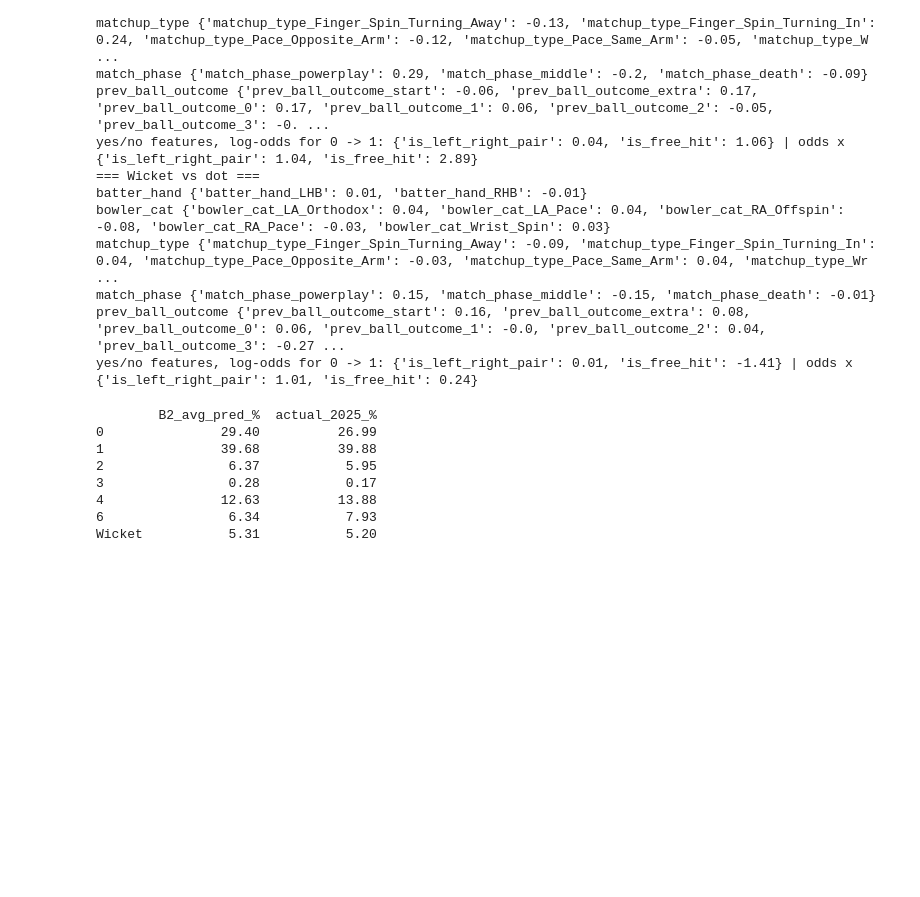
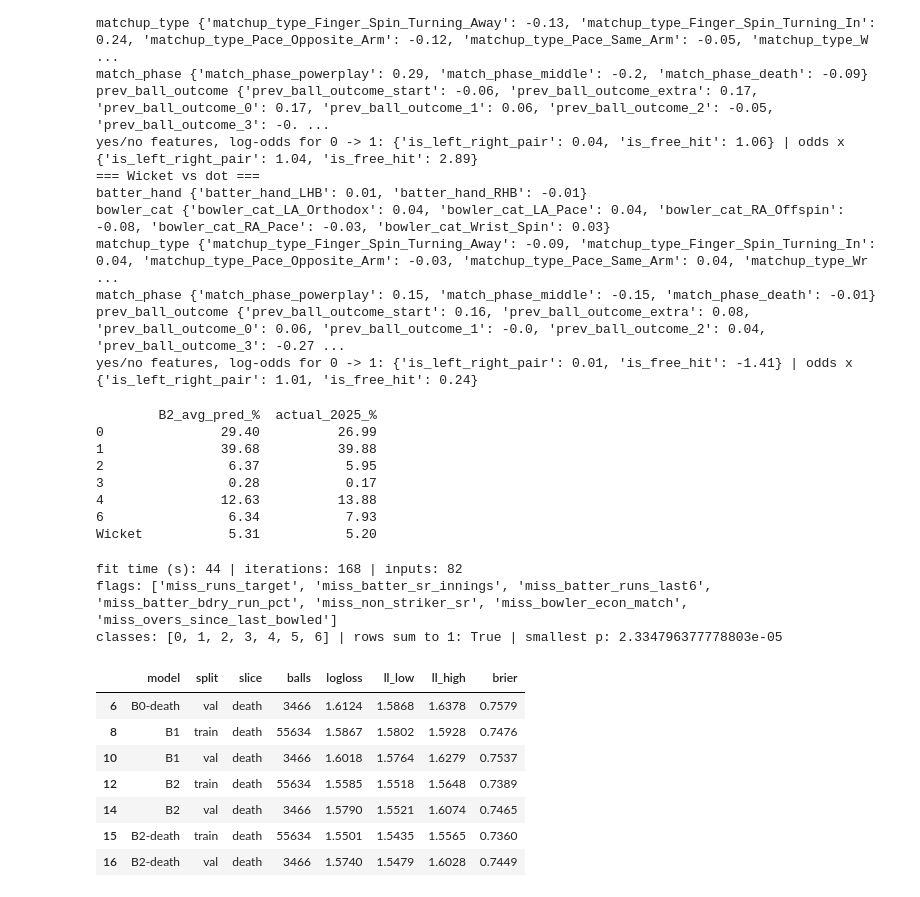
Before and after one commit to arjunnamburi/ml_death_overs_ipl, a Jupyter notebook: notebooks/models.ipynb, the cells around one changed output. Saved outputs shown, nothing was run; the diff lists cells and outputs as text; code cells hidden in the pictures; blank space fills up the shorter version.

```diff
--- a/notebooks/models.ipynb
+++ b/notebooks/models.ipynb
@@ -936,3 +932,32 @@ print(pd.DataFrame({'B2_avg_pred_%': 100 * P_b2_va.mean(axis=0),
 4               12.63          13.88
 6                6.34           7.93
 Wicket           5.31           5.20
+# %%
+# B2, cell 7: B2-death, trained on 2008-2024 death balls only
+CAT_D = [c for c in CAT_FEATURES if c != 'match_phase']             # always 'death' on these rows
+prep_b2d = fit_prep(TR & DEATH, NUM, CAT_D)                         # own clip limits, averages, spreads, flags
+X_trd, X_vad = transform(prep_b2d, TR & DEATH), transform(prep_b2d, VA & DEATH)
+y_trd = d.loc[TR & DEATH, 'y'].values
+
+t0 = time.time()
+b2d = fit_lr(X_trd.values, y_trd)
+print('fit time (s):', round(time.time() - t0), '| iterations:', int(b2d.n_iter_[0]), '| inputs:', X_trd.shape[1])
+P_b2d_tr, P_b2d_va = b2d.predict_proba(X_trd.values), b2d.predict_proba(X_vad.values)
+print('flags:', [c for c in X_trd.columns if c.startswith('miss_')])
+print('classes:', b2d.classes_.tolist(), '| rows sum to 1:', np.allclose(P_b2d_va.sum(axis=1), 1), '| smallest p:', P_b2d_va.min())
+
+evaluate('B2-death', P_b2d_tr, TR & DEATH, 'train', slices=('death',))
+evaluate('B2-death', P_b2d_va, VA & DEATH, 'val', slices=('death',))
+display(pd.DataFrame(results).query("model in ['B0-death', 'B1', 'B2', 'B2-death'] and slice == 'death'").round(4))
+# %% [output]
+fit time (s): 44 | iterations: 168 | inputs: 82
+flags: ['miss_runs_target', 'miss_batter_sr_innings', 'miss_batter_runs_last6', 'miss_batter_bdry_run_pct', 'miss_non_striker_sr', 'miss_bowler_econ_match', 'miss_overs_since_last_bowled']
+classes: [0, 1, 2, 3, 4, 5, 6] | rows sum to 1: True | smallest p: 2.334796377778803e-05
+|  | model | split | slice | balls | logloss | ll_low | ll_high | brier |
+| 6 | B0-death | val | death | 3466 | 1.6124 | 1.5868 | 1.6378 | 0.7579 |
+| 8 | B1 | train | death | 55634 | 1.5867 | 1.5802 | 1.5928 | 0.7476 |
+| 10 | B1 | val | death | 3466 | 1.6018 | 1.5764 | 1.6279 | 0.7537 |
+| 12 | B2 | train | death | 55634 | 1.5585 | 1.5518 | 1.5648 | 0.7389 |
+| 14 | B2 | val | death | 3466 | 1.5790 | 1.5521 | 1.6074 | 0.7465 |
+| 15 | B2-death | train | death | 55634 | 1.5501 | 1.5435 | 1.5565 | 0.7360 |
+| 16 | B2-death | val | death | 3466 | 1.5740 | 1.5479 | 1.6028 | 0.7449 |
```
Also changed, not shown: parts of 5 cells of this notebook.
